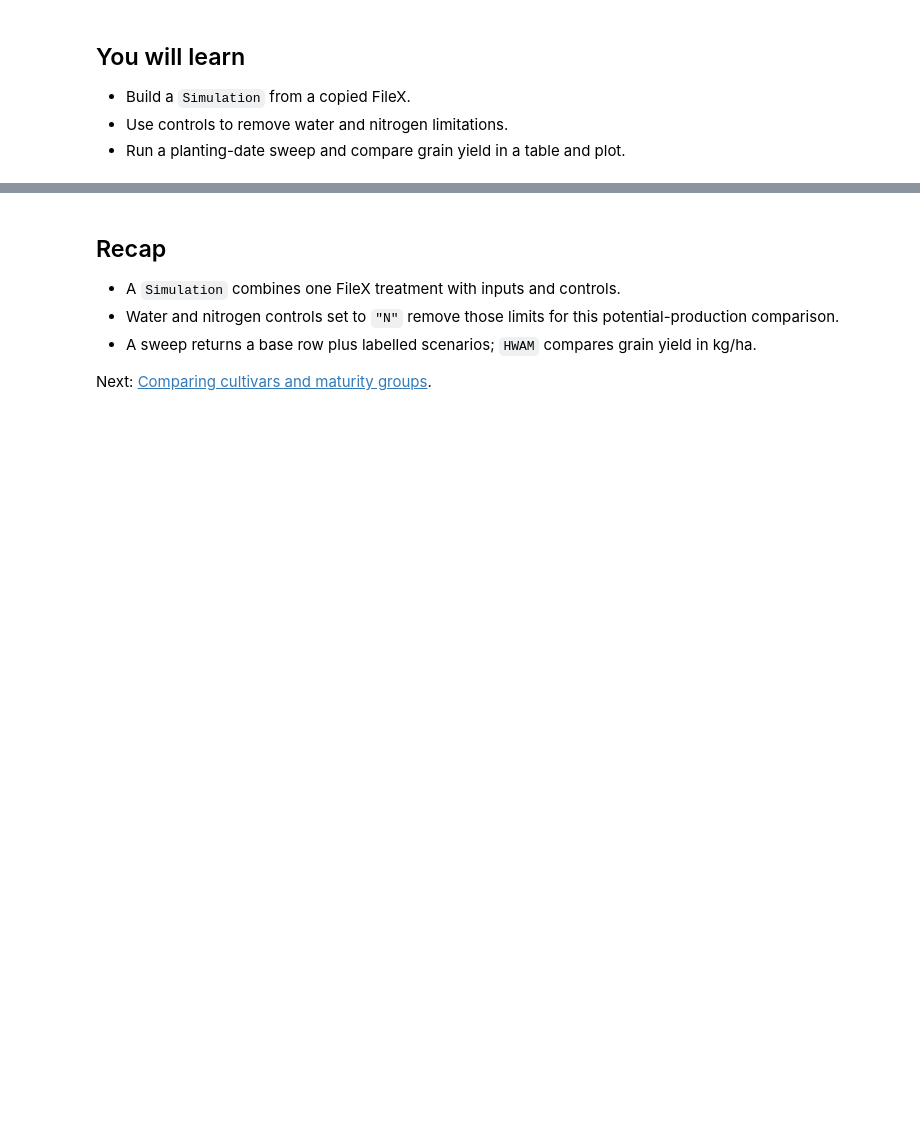
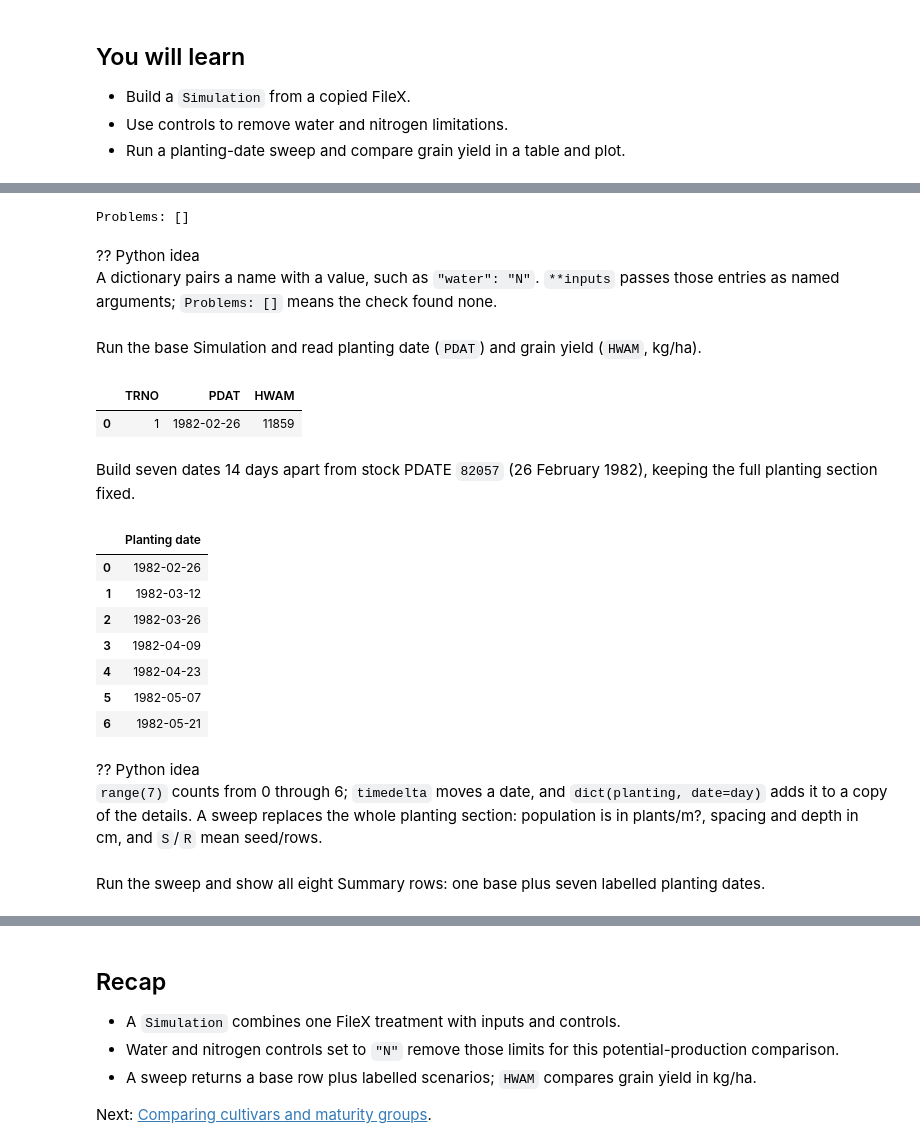
Before and after one commit to AbdelrahmanAmr3/dssatlab, a Jupyter notebook: course/02_planting_dates/lesson.ipynb, the cells around one changed output, grey strips where cells are left out. Cells and saved outputs as stored; diff of their text form; code cells hidden in the pictures; blank space fills up the shorter version.

```diff
--- a/course/02_planting_dates/lesson.ipynb
+++ b/course/02_planting_dates/lesson.ipynb
@@ -266,0 +63,56 @@ spacing_days
+# %%
+# Disable water and nitrogen simulation, then check treatment 1.
+experiment = {"treatments": {1: {"controls": {"water": "N", "nitrogen": "N"}}}}
+sim = dl.Simulation(**inputs, treatment=1, management=experiment)
+problems = sim.check(verbose=False)
+print("Problems:", problems)
+# %% [output]
+Problems: []
+# %% [markdown]
+?? Python idea
+A dictionary pairs a name with a value, such as `"water": "N"`.
+`**inputs` passes those entries as named arguments; `Problems: []` means the check found none.
+# %% [markdown]
+Run the base Simulation and read planting date (`PDAT`) and grain yield (`HWAM`, kg/ha).
+# %%
+# Run the stock planting date and show its potential yield.
+base_result = sim.run()
+base_summary = dl.to_dataframe(dl.read_summary(base_result.run_dir))
+base_summary[["TRNO", "PDAT", "HWAM"]]
+# %% [output]
+|  | TRNO | PDAT | HWAM |
+| 0 | 1 | 1982-02-26 | 11859 |
+# %% [markdown]
+Build seven dates 14 days apart from stock PDATE `82057` (26 February 1982), keeping the full planting section fixed.
+# %%
+# Supply complete stock planting details for each labelled date.
+planting = {
+    "method": "S",
+    "distribution": "R",
+    "population": 7.2,
+    "emergence_population": 7.2,
+    "row_spacing": 61,
+    "row_direction": 0,
+    "depth": 7,
+    "sprout_length": 0,
+}
+first_date = date(1982, 2, 26)
+spacing_days = 14
+dates = [(first_date + timedelta(days=spacing_days * i)).isoformat() for i in range(7)]
+factors = {"planting": {day: dict(planting, date=day) for day in dates}}
+dl.to_dataframe([{"Planting date": day} for day in factors["planting"]])
+# %% [output]
+|  | Planting date |
+| 0 | 1982-02-26 |
+| 1 | 1982-03-12 |
+| 2 | 1982-03-26 |
+| 3 | 1982-04-09 |
+| 4 | 1982-04-23 |
+| 5 | 1982-05-07 |
+| 6 | 1982-05-21 |
+# %% [markdown]
+?? Python idea
+`range(7)` counts from 0 through 6; `timedelta` moves a date, and `dict(planting, date=day)` adds it to a copy of the details.
+A sweep replaces the whole planting section: population is in plants/m?, spacing and depth in cm, and `S`/`R` mean seed/rows.
+# %% [markdown]
+Run the sweep and show all eight Summary rows: one base plus seven labelled planting dates.
```
Also changed, not shown: parts of 54 cells of this notebook, 1 other file.
